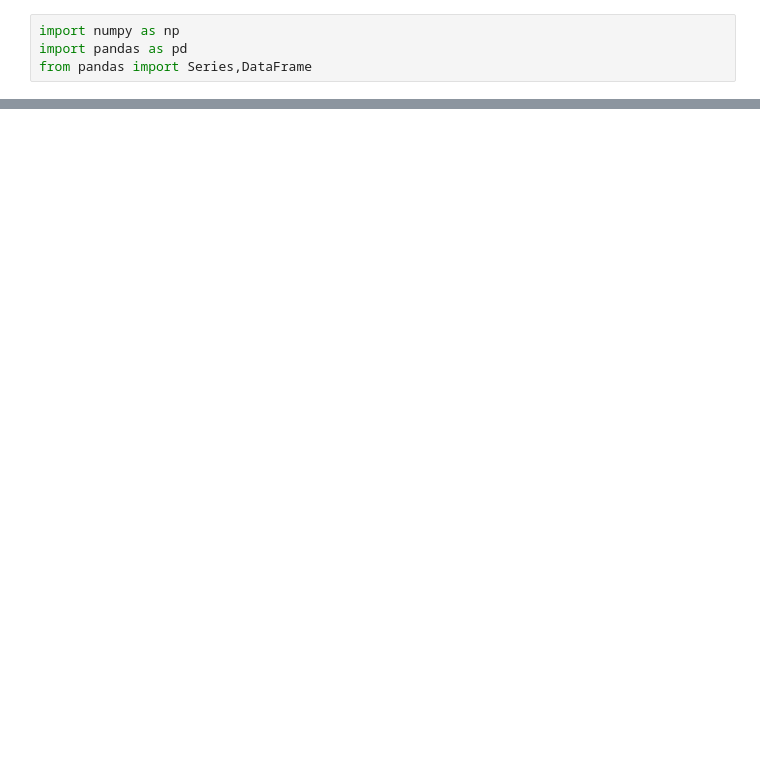
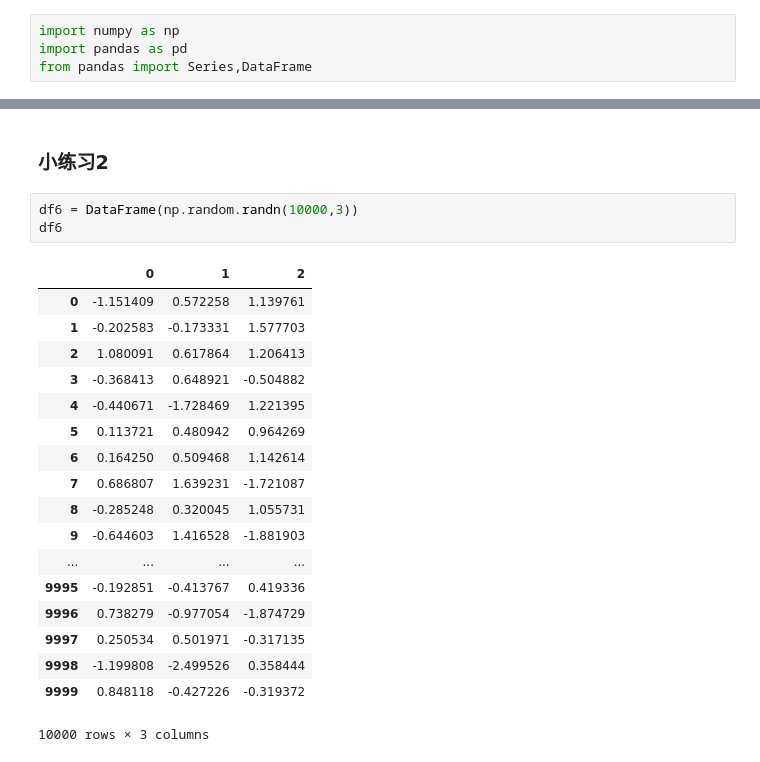
Before and after one commit to exialk2012/jupytercode, a Jupyter notebook: JupyterNotebook/PandasData.ipynb, the cells around one changed output, grey strips where cells are left out. Cells and saved outputs as stored; diff of their text form; blank space fills up the shorter version.

```diff
--- a/JupyterNotebook/PandasData.ipynb
+++ b/JupyterNotebook/PandasData.ipynb
@@ -27,0 +229,24 @@ dtype: bool
+# %% [markdown]
+### 小练习2
+# %%
+df6 = DataFrame(np.random.randn(10000,3))
+df6
+# %% [output]
+|  | 0 | 1 | 2 |
+| 0 | -1.151409 | 0.572258 | 1.139761 |
+| 1 | -0.202583 | -0.173331 | 1.577703 |
+| 2 | 1.080091 | 0.617864 | 1.206413 |
+| 3 | -0.368413 | 0.648921 | -0.504882 |
+| 4 | -0.440671 | -1.728469 | 1.221395 |
+| 5 | 0.113721 | 0.480942 | 0.964269 |
+| 6 | 0.164250 | 0.509468 | 1.142614 |
+| 7 | 0.686807 | 1.639231 | -1.721087 |
+| 8 | -0.285248 | 0.320045 | 1.055731 |
+| 9 | -0.644603 | 1.416528 | -1.881903 |
+| ... | ... | ... | ... |
+| 9995 | -0.192851 | -0.413767 | 0.419336 |
+| 9996 | 0.738279 | -0.977054 | -1.874729 |
+| 9997 | 0.250534 | 0.501971 | -0.317135 |
+| 9998 | -1.199808 | -2.499526 | 0.358444 |
+| 9999 | 0.848118 | -0.427226 | -0.319372 |
+10000 rows × 3 columns
```
Also changed, not shown: parts of 43 cells of this notebook.
